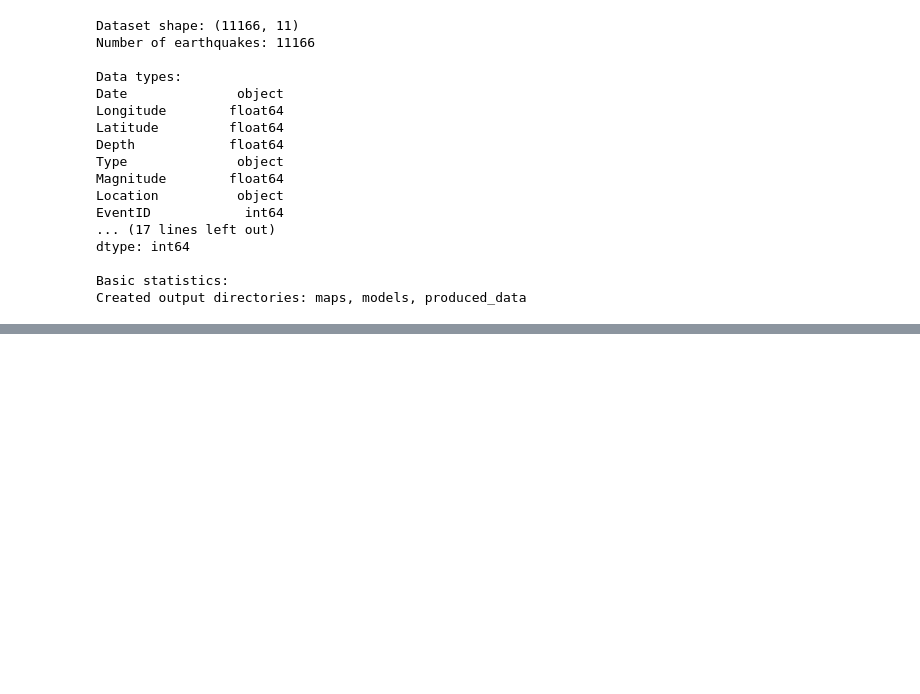
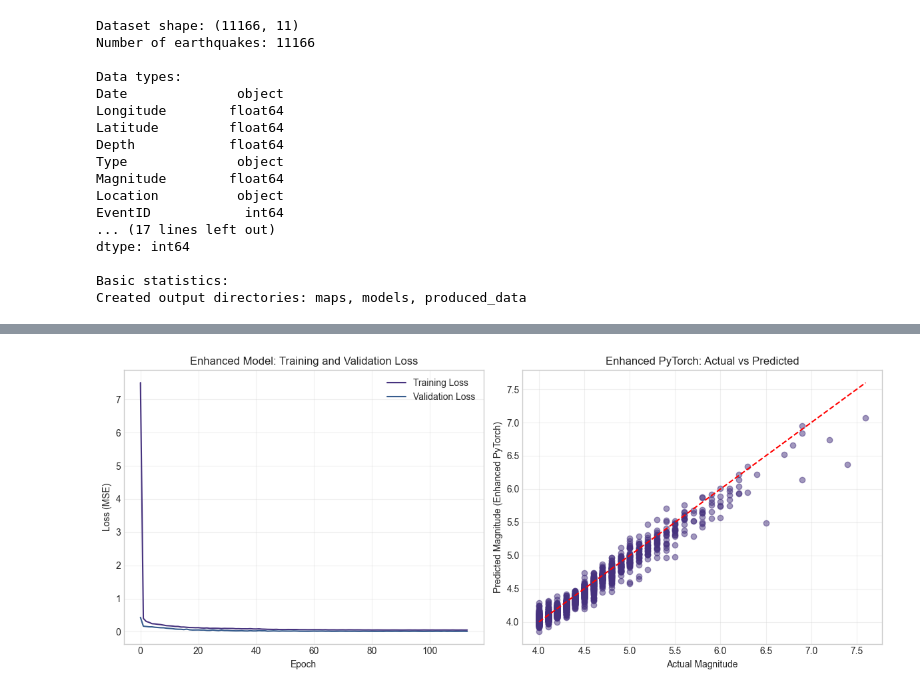
Before and after one commit to sarpowsky/turkey-earthquake-analysis, a Jupyter notebook: supervised.ipynb, the cells around one changed output, grey strips where cells are left out. Drawn from its saved outputs; the diff is of its cells as text; code cells hidden in the pictures; blank space fills up the shorter version.

Commit message:
enhanced the whole project to increase performance

```diff
--- a/supervised.ipynb
+++ b/supervised.ipynb
@@ -520,11 +137,0 @@ fig.write_html('maps/earthquake_3d.html')
-# %%
-# Magnitude frequency plot
-plt.figure(figsize=(12, 6))
-counts, bins, _ = plt.hist(clean_df['Magnitude'], bins=30, alpha=0.7)
-plt.plot(bins[:-1], counts, '-o', color='darkred')
-plt.title('Frequency Distribution of Earthquake Magnitudes')
-plt.xlabel('Magnitude')
-plt.ylabel('Frequency')
-plt.grid(True, alpha=0.3)
-plt.tight_layout()
-plt.show()
@@ -1786,0 +1372,83 @@ Model loading script saved as 'models/load_pytorch_model.py'
+# %%
+# Enhanced PyTorch model evaluation
+def evaluate_enhanced_model():
+    model.eval()
+    all_preds = []
+    all_targets = []
+
+    with torch.no_grad():
+        for inputs, targets in test_loader:
+            inputs, targets = inputs.to(device), targets.to(device)
+            outputs = model(inputs)
+            all_preds.append(outputs.cpu().numpy())
+            all_targets.append(targets.cpu().numpy())
+
+    # Concatenate all predictions and targets
+    y_pred_torch = np.vstack(all_preds).flatten()
+    y_test_torch = np.vstack(all_targets).flatten()
+
+    # Calculate metrics
+    torch_mae = mean_absolute_error(y_test_torch, y_pred_torch)
+    torch_rmse = np.sqrt(mean_squared_error(y_test_torch, y_pred_torch))
+    torch_r2 = r2_score(y_test_torch, y_pred_torch)
+
+    print(f"Enhanced PyTorch Neural Network Results:")
+    print(f"MAE: {torch_mae:.4f}")
+    print(f"RMSE: {torch_rmse:.4f}")
+    print(f"R²: {torch_r2:.4f}")
+
+    return torch_mae, torch_rmse, torch_r2, y_pred_torch
+
+# Evaluate enhanced model
+torch_mae, torch_rmse, torch_r2, y_pred_torch = evaluate_enhanced_model()
+
+# Plot enhanced training curves
+plt.figure(figsize=(12, 5))
+plt.subplot(1, 2, 1)
+plt.plot(train_losses, label='Training Loss')
+plt.plot(val_losses, label='Validation Loss')
+plt.xlabel('Epoch')
+plt.ylabel('Loss (MSE)')
+plt.title('Enhanced Model: Training and Validation Loss')
+plt.legend()
+plt.grid(True, alpha=0.3)
+
+plt.subplot(1, 2, 2)
+plt.scatter(y_test, y_pred_torch, alpha=0.5)
+plt.plot([y_test.min(), y_test.max()], [y_test.min(), y_test.max()], 'r--')
+plt.xlabel('Actual Magnitude')
+plt.ylabel('Predicted Magnitude (Enhanced PyTorch)')
+plt.title('Enhanced PyTorch: Actual vs Predicted')
+plt.grid(True, alpha=0.3)
+plt.tight_layout()
+plt.show()
+
+# Enhanced model comparison
+comparison_data = {
+    'Model': ['Enhanced PyTorch NN (GPU)', f'Enhanced {best_model_name} (CPU)'],
+    'MAE': [torch_mae, final_mae],
+    'RMSE': [torch_rmse, final_rmse],
+    'R²': [torch_r2, final_r2],
+    'Training Time (s)': [gpu_training_time, None]
+}
+
+comparison_df = pd.DataFrame(comparison_data)
+print("\nEnhanced Model Performance Comparison:")
+print(comparison_df)
+
+# Performance improvement analysis
+print(f"\nPerformance Analysis:")
+print(f"Enhanced PyTorch R²: {torch_r2:.4f}")
+print(f"Enhanced {best_model_name} R²: {final_r2:.4f}")
+if torch_r2 > final_r2:
+    improvement = ((torch_r2 - final_r2) / final_r2) * 100
+    print(f"PyTorch improvement: +{improvement:.2f}%")
+else:
+    reduction = ((final_r2 - torch_r2) / final_r2) * 100
+    print(f"Traditional ML advantage: +{reduction:.2f}%")
+
+# Save enhanced PyTorch model components
+torch.save(model.state_dict(), 'models/enhanced_earthquake_pytorch_model.pt')
+joblib.dump(scaler_torch, 'models/enhanced_pytorch_scaler.pkl')
+print("Enhanced PyTorch model and scaler saved")
+# %% [output]
@@ -1786,0 +1459 @@ Model loading script saved as 'models/load_pytorch_model.py'
+[figure, added]
```
Also changed, not shown: parts of 77 cells of this notebook, 42 other files.
